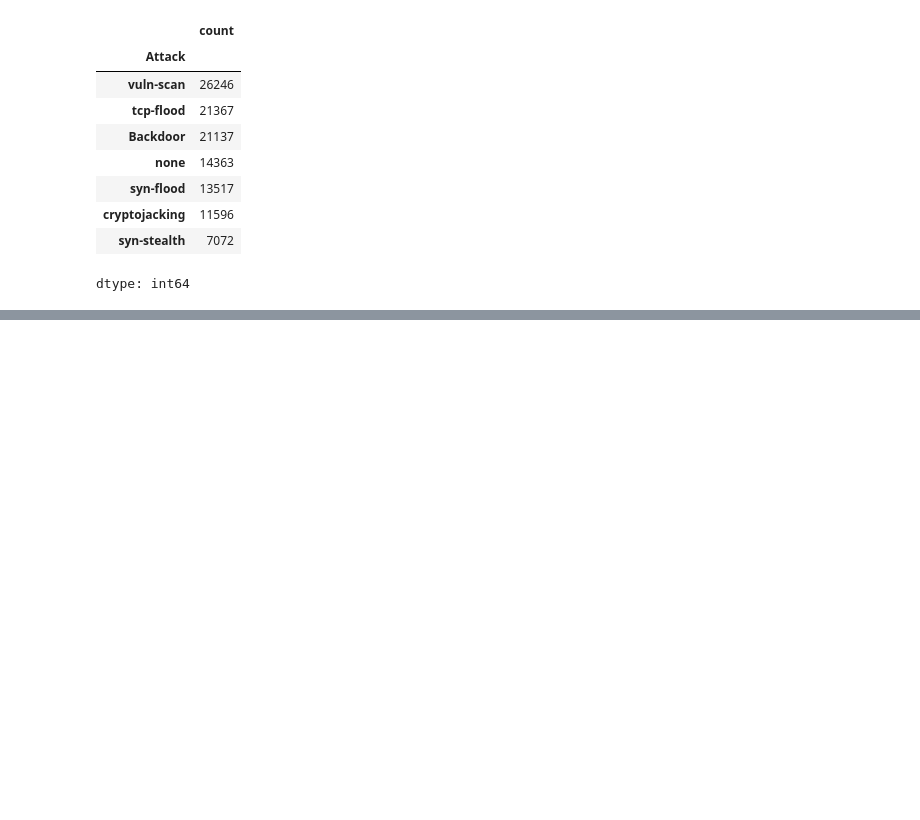
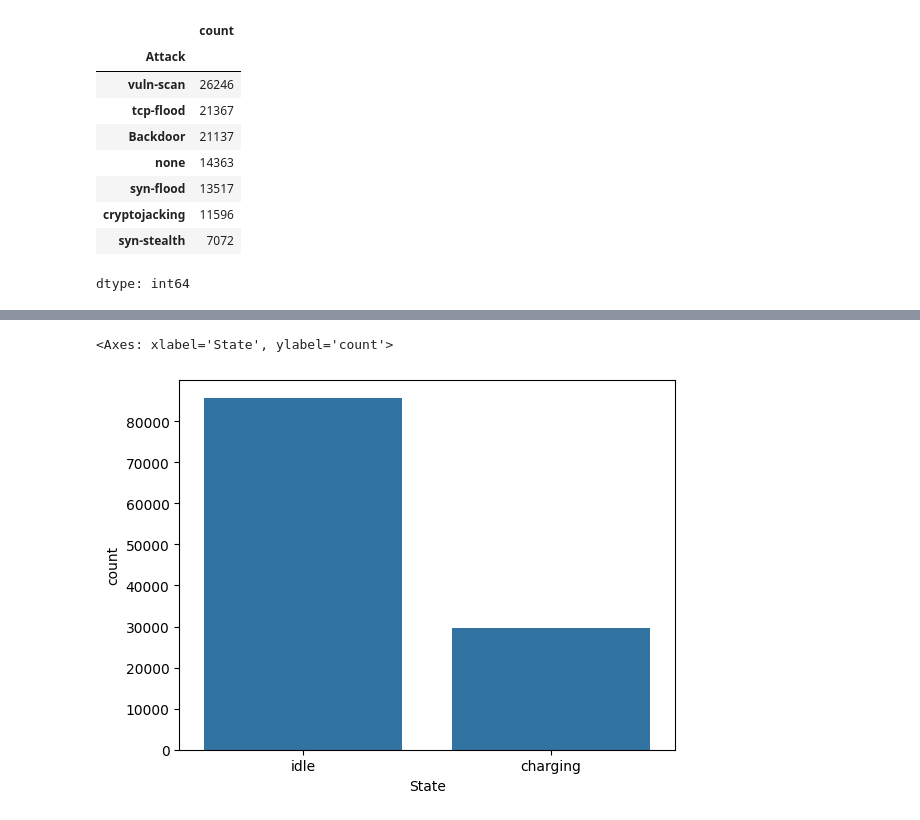
Before and after one commit to imtufail/Machine-Learning-, a Jupyter notebook: Understanding-Data/EDA_Univariate_Analysis.ipynb, the cells around one changed output, grey strips where cells are left out. Saved outputs shown, nothing was run; the diff lists cells and outputs as text; code cells hidden in the pictures; blank space fills up the shorter version.

```diff
--- a/Understanding-Data/EDA_Univariate_Analysis.ipynb
+++ b/Understanding-Data/EDA_Univariate_Analysis.ipynb
@@ -65,0 +84,5 @@ dtype: int64
+# %%
+sns.countplot(data=df, x= df['State'])
+# %% [output]
+<Axes: xlabel='State', ylabel='count'>
+[figure, added]
```
Also changed, not shown: parts of 13 cells of this notebook.
